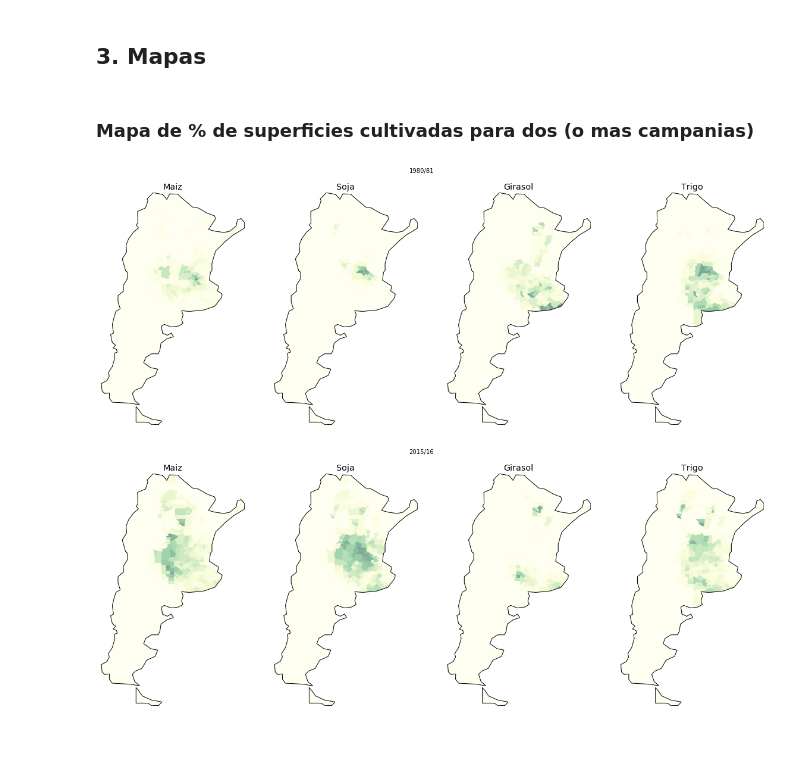
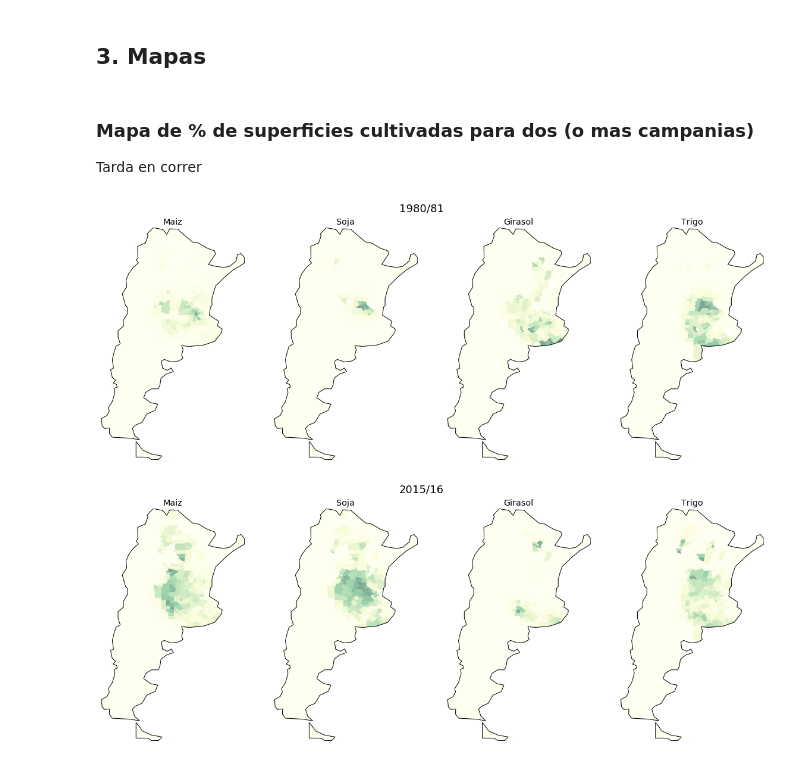
Before and after one commit to datosgobar/taller-analisis-datos-101, a Jupyter notebook: 2 - Análisis de datos agrícolas.ipynb, the cells around one changed output. Saved outputs shown, nothing was run; the diff lists cells and outputs as text; code cells hidden in the pictures.

```diff
--- a/2 - Análisis de datos agrícolas.ipynb
+++ b/2 - Análisis de datos agrícolas.ipynb
@@ -283,9 +326,9 @@ plt.hlines(np.log(p.shape[1]),plt.xlim()[0],plt.xlim()[1],linestyles='--') # MAX
 # Carga inicial de shapfiles y formas de paises
 import geopandas as gpd
 
-df = gpd.read_file('./data/departamentos/pxdptodatos.shp')
-df  = df[~df.nombre.str.contains('Antártida')]
-df = df[df.geometry.bounds.maxx<-50] # Sacar islas
+gf = gpd.read_file('./data/departamentos/pxdptodatos.shp')
+gf  = gf[~gf.nombre.str.contains('Antártida')]
+gf = gf[gf.geometry.bounds.maxx<-50] # Sacar islas
 world = gpd.read_file(gpd.datasets.get_path('naturalearth_lowres'))
 # %%
 # Genero un id de departamento en df_estim que sea compatible con el del shapefile
@@ -294,27 +337,29 @@ parte2 = df_estim['ID Departamento'].apply(lambda x: '{:03d}'.format(x))
 df_estim['link'] = parte1.str.cat(parte2)
 # %% [markdown]
 ### Mapa de % de superficies cultivadas para dos (o mas campanias)
+
+Tarda en correr
 # %%
 for campana in ['1980/81','2015/16']:
     fig = plt.figure(figsize=(20,7))
-    fig.suptitle(campana)
+    fig.suptitle(campana, fontsize=18)
     for i, cultivo in enumerate(df_ren.columns):
-        gf_merge = pd.merge(df,df_estim[(df_estim.Cultivo==cultivo) & (df_estim.Campana==campana)][['link','Campana','Sup. Sembrada (Ha)']],
+        gf_merge = pd.merge(gf,df_estim[(df_estim.Cultivo==cultivo) & (df_estim.Campana==campana)][['link','Campana','Sup. Sembrada (Ha)']],
                  on='link',how='left')
         gf_merge['Sup. Sembrada (Ha)'].fillna(0, inplace=True)
         gf_merge['porc_sembrado'] = gf_merge['Sup. Sembrada (Ha)']/gf_merge.geometry.area
         ax= fig.add_subplot(1,4,i+1)
         ax.set_axis_bgcolor('white')
         ax.grid('off')
         ax.set_title(cultivo)
         ax.set_xticklabels([])
         ax.set_yticklabels([])
         ax.set_xticks([])
         ax.set_yticks([])
 
         world[world.name=='Argentina'].plot(ax=ax,color='white')
         kw = dict(column='porc_sembrado', k=9, cmap='YlGn', ax=ax, linewidth=0)
         gf_merge.plot(**kw)
 # %% [output]
-[figure, old version]
+[figure, new version]
-[figure, old version]
+[figure, new version]
```
Also changed, not shown: parts of 17 cells of this notebook.
